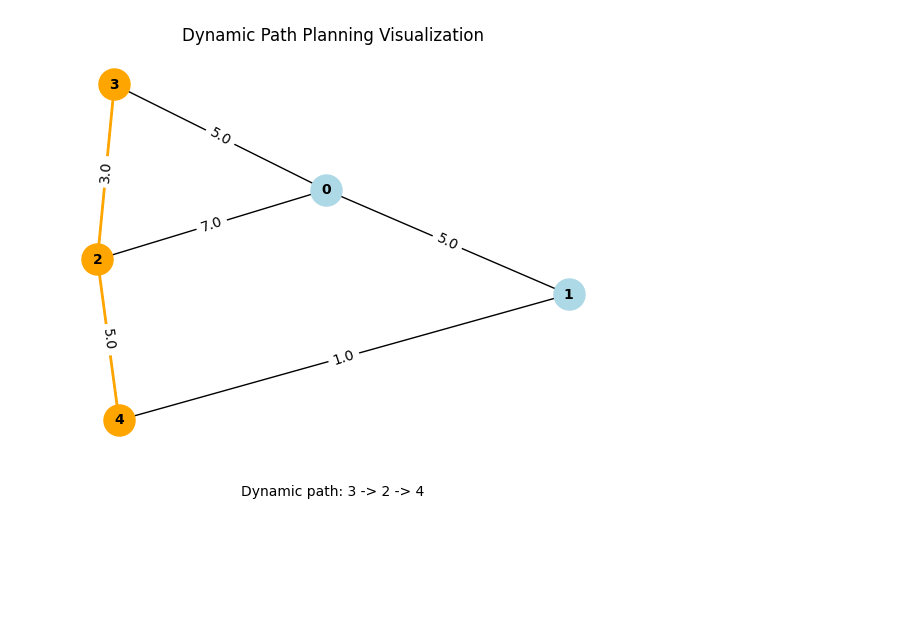
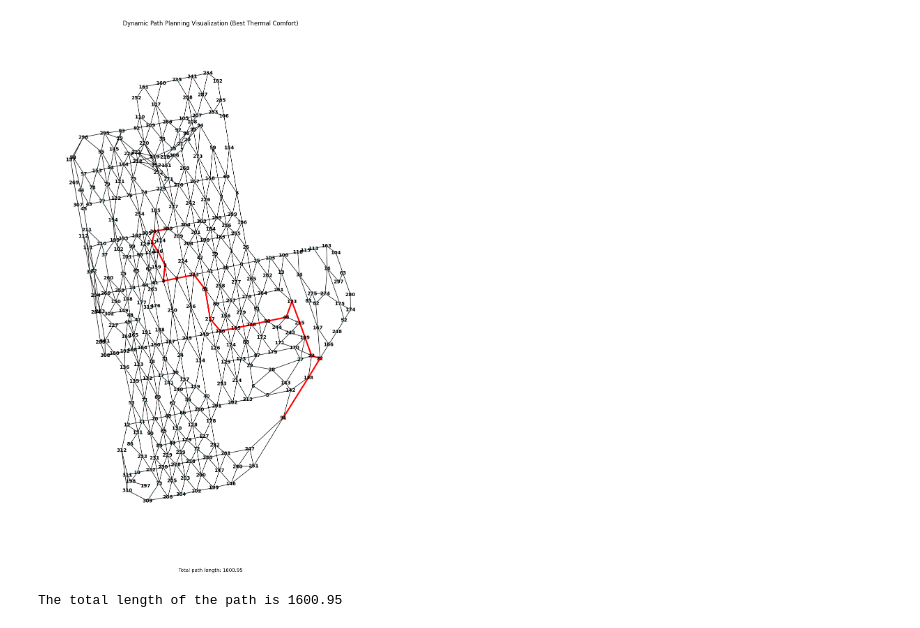
Before and after one commit to MMHHRR/path_planning_LLM, a Jupyter notebook: code/main_code.ipynb, the cells around one changed output. Cells and saved outputs as stored; diff of their text form; code cells hidden in the pictures; blank space fills up the shorter version.

```diff
--- a/code/main_code.ipynb
+++ b/code/main_code.ipynb
@@ -391,18 +391,22 @@ def vlm_evaluate(image_data):
         base64_image = base64.b64encode(image_data).decode('utf-8')
 
         client = OpenAI(
-            api_key = "Your key",
+            api_key = "sk-7ncKHBPa4Anha3Utb2Lbc1aNRCzHcr2038SbdKL0jV81q6e0",
             base_url = "https://api.deepbricks.ai/v1/",
         )
-
-        start_time = time.time()
         response = client.chat.completions.create(
             model="gpt-4o",
             messages=[
                 {
                     "role": "user",
                     "content": [
-                        {"type": "text", "text": 'How is the thermal comfort of the city scene in this image, score 0-1, must output json as {"score": 0.23, "reason": xxx} !!'},
+                        {"type": "text",
+                         "text":
+                        '''
+                        How is the thermal comfort of the city scene in this image, please score 0-1,
+                        0 means extremely uncomfortable, 1 means extremely comfortable.
+                        You must output json as {"score": 0.23, "reason": xxx} !!
+                        '''},
                         {
                             "type": "image_url",
                             "image_url": {
@@ -604,51 +669,57 @@ Dynamic path: 3 -> 2 -> 4
 # %%
 import networkx as nx
 import matplotlib.pyplot as plt
+from typing import List
 
-def visualize_path(data: Data, path: List[int], use_pos: bool = True):
+def visualize_path_and_calculate_distance(data, path: List[int], use_pos: bool = True):
+    # 创建一个NetworkX图
     G = nx.Graph()
-    for i in range(data.edge_index.size(1)):
-        u, v = data.edge_index[0, i].item(), data.edge_index[1, i].item()
-        weight = data.edge_attr[i].item()
-        G.add_edge(u, v, weight=weight)
 
-    if use_pos and hasattr(data, 'pos'):
-        pos = {i: data.pos[i] for i in range(len(data.pos))}
-    else:
-        pos = nx.spring_layout(G)
+    # 添加节点和边
+    num_nodes = data.x.shape[0]
+    for i in range(num_nodes):
+        G.add_node(i, pos=(data.x[i, 0].item(), data.x[i, 1].item()))
 
-    plt.figure(figsize=(6, 5))
+    edges = data.edge_index.t().tolist()
+    valid_edges = [(u, v) for u, v in edges if u < num_nodes and v < num_nodes]
+    G.add_edges_from(valid_edges)
+
+    # 获取节点位置
+    pos = nx.get_node_attributes(G, 'pos')
+
+    plt.figure(figsize=(10, 16))
 
     # 绘制所有节点(除了路径中的节点)
     non_path_nodes = set(G.nodes()) - set(path)
-    nx.draw_networkx_nodes(G, pos, nodelist=list(non_path_nodes), node_color='lightblue', node_size=500)
+    nx.draw_networkx_nodes(G, pos, nodelist=list(non_path_nodes), node_color='lightblue', node_size=20)
 
     # 绘制路径中的所有节点为红色
-    nx.draw_networkx_nodes(G, pos, nodelist=path, node_color='orange', node_size=500)
+    nx.draw_networkx_nodes(G, pos, nodelist=path, node_color='r', node_size=20)
 
     # 绘制边和标签
     nx.draw_networkx_edges(G, pos, width=1, arrows=False)
     nx.draw_networkx_labels(G, pos, font_size=10, font_weight='bold')
 
     # 绘制路径边
     path_edges = list(zip(path[:-1], path[1:]))
-    nx.draw_networkx_edges(G, pos, edgelist=path_edges, edge_color='orange', width=2, arrows=True, arrowsize=20)
+    nx.draw_networkx_edges(G, pos, edgelist=path_edges, edge_color='r', width=3)
 
-    edge_labels = nx.get_edge_attributes(G, 'weight')
-    nx.draw_networkx_edge_labels(G, pos, edge_labels=edge_labels)
+    # 计算路径总长度
+    total_distance = sum(data.x[node, 2].item() for node in path[:-1])
 
-    # 添加路径描述
-    path_description = " -> ".join(map(str, path))
-    plt.text(0.5, -0.1, f"Dynamic path: {path_description}",
+    plt.title("Dynamic Path Planning Visualization (Best Thermal Comfort)")
+    plt.text(0.5, -0.05, f"Total path length: {total_distance:.2f}",
              horizontalalignment='center',
              transform=plt.gca().transAxes)
-
-    plt.title("Dynamic Path Planning Visualization")
     plt.axis('off')
     plt.tight_layout()
     plt.show()
 
+    return total_distance
+
 # 使用示例:
-visualize_path(data, result_path, use_pos=False)
+total_distance = visualize_path_and_calculate_distance(data, result_path, use_pos=True)
+# print(f"The total length of the path is {total_distance:.2f}")
 # %% [output]
-[figure, old version]
+[figure, new version]
+The total length of the path is 1600.95
```
Also changed, not shown: parts of 4 cells of this notebook.
